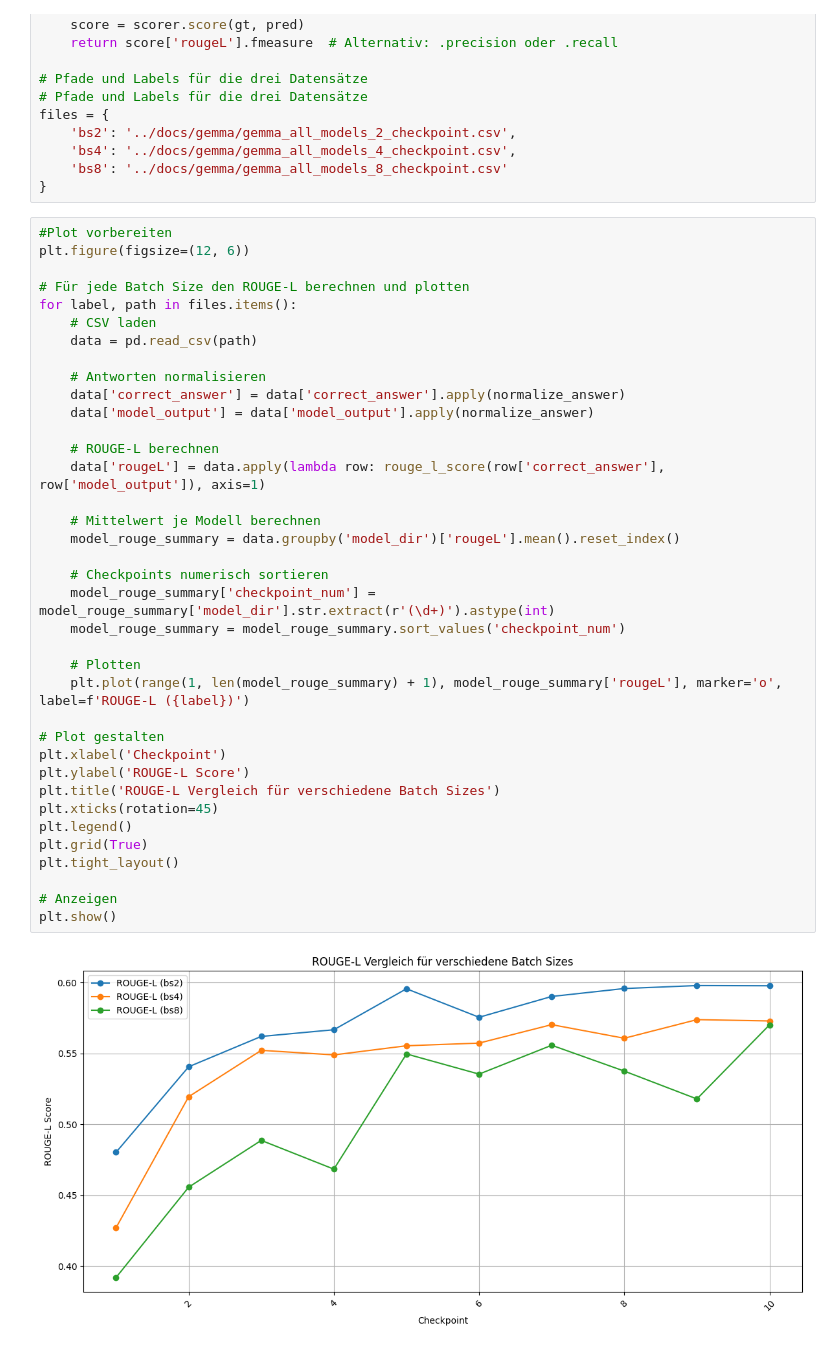
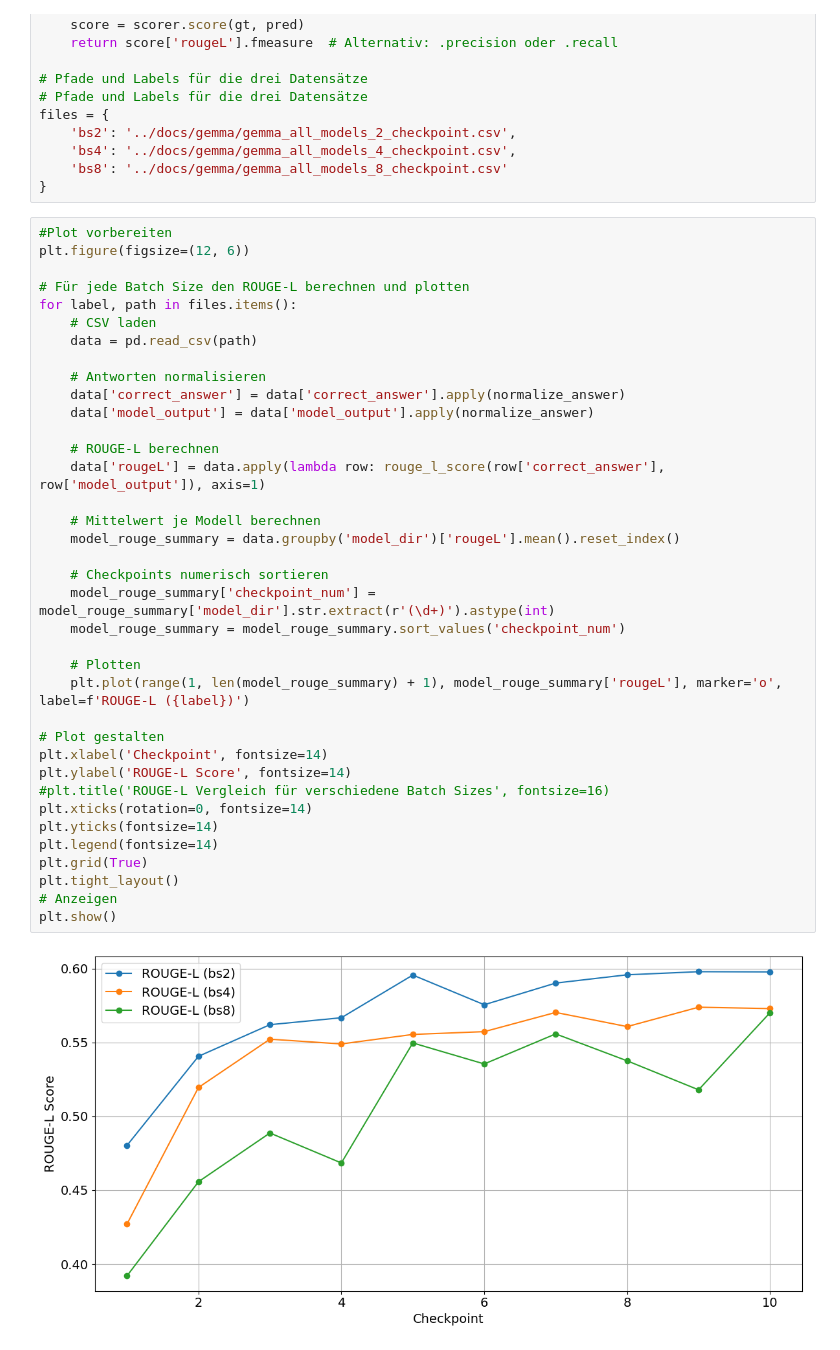
Before and after one commit to LukaSokc/Bachelor_Arbeit, a Jupyter notebook: gemma_notebooks/evaluation_checkpoints.ipynb, the cells around one changed output. Saved outputs shown, nothing was run; the diff lists cells and outputs as text.

```diff
--- a/gemma_notebooks/evaluation_checkpoints.ipynb
+++ b/gemma_notebooks/evaluation_checkpoints.ipynb
@@ -32,37 +32,37 @@ files = {
 plt.figure(figsize=(12, 6))
 
 # Für jede Batch Size den ROUGE-L berechnen und plotten
 for label, path in files.items():
     # CSV laden
     data = pd.read_csv(path)
 
     # Antworten normalisieren
     data['correct_answer'] = data['correct_answer'].apply(normalize_answer)
     data['model_output'] = data['model_output'].apply(normalize_answer)
 
     # ROUGE-L berechnen
     data['rougeL'] = data.apply(lambda row: rouge_l_score(row['correct_answer'], row['model_output']), axis=1)
 
     # Mittelwert je Modell berechnen
     model_rouge_summary = data.groupby('model_dir')['rougeL'].mean().reset_index()
 
     # Checkpoints numerisch sortieren
     model_rouge_summary['checkpoint_num'] = model_rouge_summary['model_dir'].str.extract(r'(\d+)').astype(int)
     model_rouge_summary = model_rouge_summary.sort_values('checkpoint_num')
 
     # Plotten
     plt.plot(range(1, len(model_rouge_summary) + 1), model_rouge_summary['rougeL'], marker='o', label=f'ROUGE-L ({label})')
 
 # Plot gestalten
-plt.xlabel('Checkpoint')
-plt.ylabel('ROUGE-L Score')
-plt.title('ROUGE-L Vergleich für verschiedene Batch Sizes')
-plt.xticks(rotation=45)
-plt.legend()
+plt.xlabel('Checkpoint', fontsize=14)
+plt.ylabel('ROUGE-L Score', fontsize=14)
+#plt.title('ROUGE-L Vergleich für verschiedene Batch Sizes', fontsize=16)
+plt.xticks(rotation=0, fontsize=14)
+plt.yticks(fontsize=14)
+plt.legend(fontsize=14)
 plt.grid(True)
 plt.tight_layout()
-
 # Anzeigen
 plt.show()
 # %% [output]
-[figure, old version]
+[figure, new version]
```
Also changed, not shown: 4 other files.
